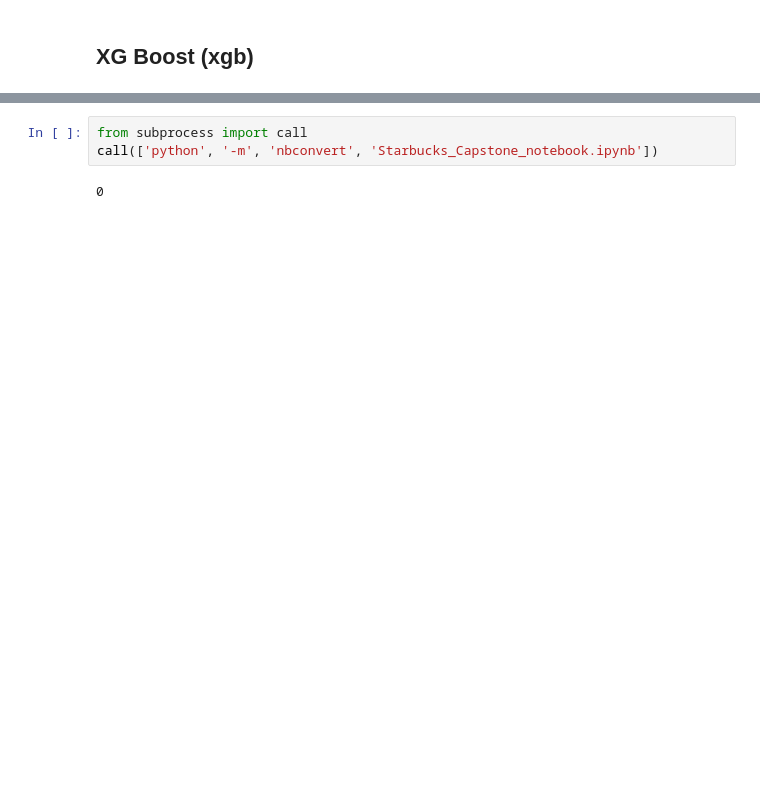
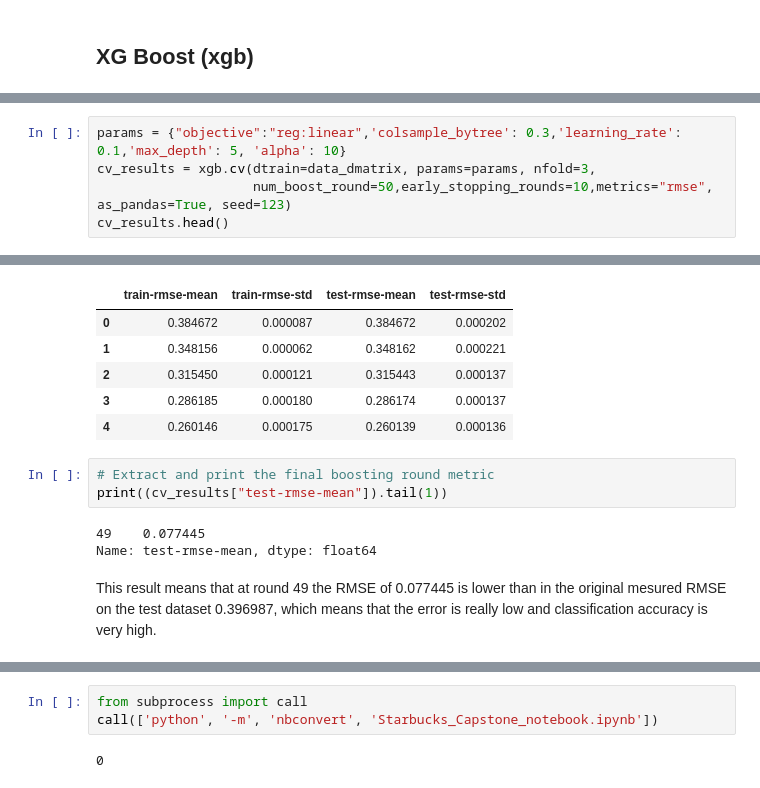
Before and after one commit to jose0628/Starbucks-Capstone-Challenge, a Jupyter notebook: Starbucks_Capstone_notebook.ipynb, the cells around one changed output, grey strips where cells are left out. Cells and saved outputs as stored; diff of their text form; blank space fills up the shorter version.

```diff
--- a/Starbucks_Capstone_notebook.ipynb
+++ b/Starbucks_Capstone_notebook.ipynb
@@ -1097,0 +1156,6 @@ In the previous two models we have still not find a robust predictor, in order t
+# %%
+params = {"objective":"reg:linear",'colsample_bytree': 0.3,'learning_rate': 0.1,'max_depth': 5, 'alpha': 10}
+cv_results = xgb.cv(dtrain=data_dmatrix, params=params, nfold=3,
+                    num_boost_round=50,early_stopping_rounds=10,metrics="rmse", as_pandas=True, seed=123)
+cv_results.head()
+# %% [output]
@@ -1097,0 +1165,14 @@ In the previous two models we have still not find a robust predictor, in order t
+|  | train-rmse-mean | train-rmse-std | test-rmse-mean | test-rmse-std |
+| 0 | 0.384672 | 0.000087 | 0.384672 | 0.000202 |
+| 1 | 0.348156 | 0.000062 | 0.348162 | 0.000221 |
+| 2 | 0.315450 | 0.000121 | 0.315443 | 0.000137 |
+| 3 | 0.286185 | 0.000180 | 0.286174 | 0.000137 |
+| 4 | 0.260146 | 0.000175 | 0.260139 | 0.000136 |
+# %%
+# Extract and print the final boosting round metric
+print((cv_results["test-rmse-mean"]).tail(1))
+# %% [output]
+49    0.077445
+Name: test-rmse-mean, dtype: float64
+# %% [markdown]
+This result means that at round 49 the RMSE of 0.077445 is lower than in the original mesured RMSE on the test dataset 0.396987, which means that the error is really low and classification accuracy is very high.
```
Also changed, not shown: parts of 28 cells of this notebook, 1 other file.
